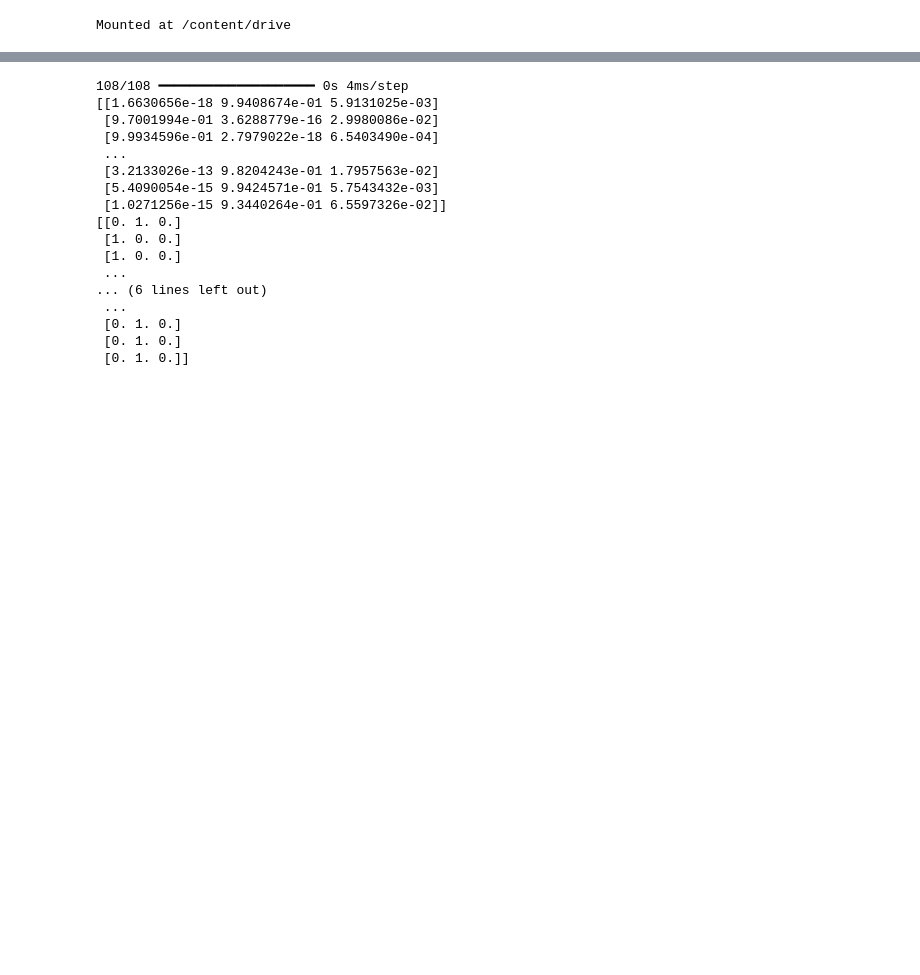
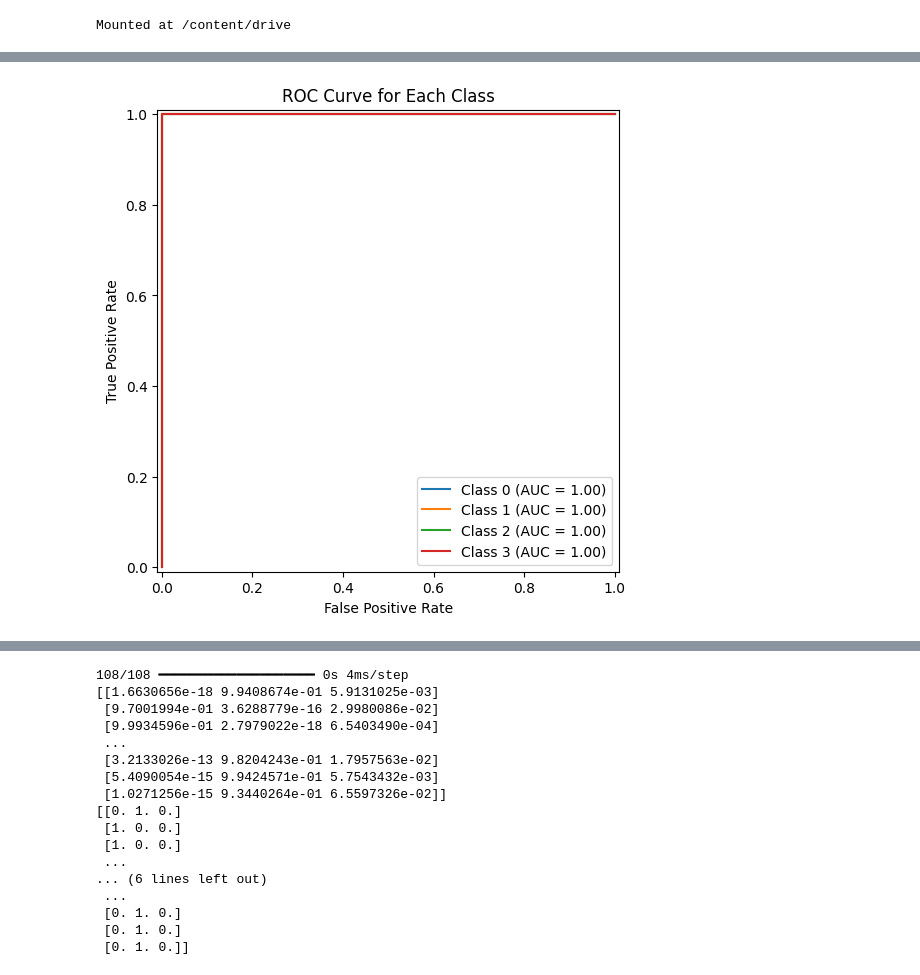
Before and after one commit to vvrgit/Aquaculture, a Jupyter notebook: Aquaculture_DNN_Spec.ipynb, the cells around one changed output, grey strips where cells are left out. Cells and saved outputs as stored; diff of their text form; code cells hidden in the pictures; blank space fills up the shorter version.

```diff
--- a/Aquaculture_DNN_Spec.ipynb
+++ b/Aquaculture_DNN_Spec.ipynb
@@ -202,0 +183,6 @@ y_pred=np.round(prediction)
+# %%
+# Load the model architecture
+model = tf.keras.models.load_model("/content/Fish_Spech_16.h5")
+
+# Load the weights
+model.load_weights("/content/Fish_Spech_16.weights.h5")
@@ -202,0 +200,18 @@ y_pred=np.round(prediction)
+# %%
+from sklearn.metrics import RocCurveDisplay
+import matplotlib.pyplot as plt
+
+# Get predicted probabilities for the test set
+y_prob = model.predict(X_test)
+y_pred_test=np.round(y_prob)
+
+# Plot ROC curve for each class
+plt.figure(figsize=(8, 6))
+for i in range(y_test.shape[1]):
+    RocCurveDisplay.from_predictions(y_test[:, i], y_test[:, i], name=f'Class {i}', ax=plt.gca())
+
+plt.title('ROC Curve for Each Class')
+plt.xlabel('False Positive Rate')
+plt.ylabel('True Positive Rate')
+plt.show()
+# %% [output]
@@ -202,0 +219 @@ y_pred=np.round(prediction)
+[figure, added]
```
Also changed, not shown: parts of 25 cells of this notebook.
